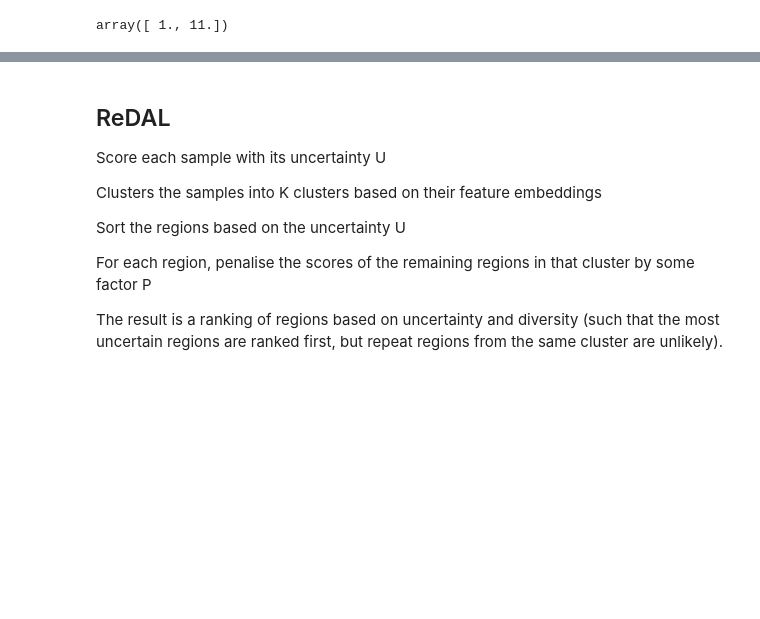
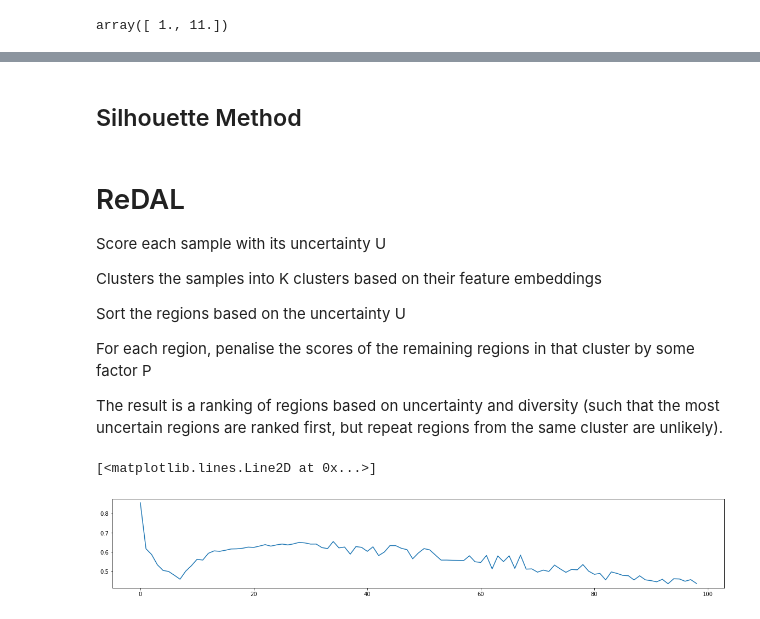
Before and after one commit to LucHayward/Pointnet_Pointnet2_pytorch, a Jupyter notebook: Acquisition_function_testing.ipynb, the cells around one changed output, grey strips where cells are left out. Saved outputs shown, nothing was run; the diff lists cells and outputs as text; code cells hidden in the pictures; blank space fills up the shorter version.

```diff
--- a/Acquisition_function_testing.ipynb
+++ b/Acquisition_function_testing.ipynb
@@ -44,5 +88,22 @@ kmeans = cluster.KMeans(n_clusters=num_cells, random_state=0).fit(predict_featur
+# %% [markdown]
+## Silhouette Method
+# %%
+from sklearn.metrics import silhouette_score
+from tqdm import tqdm
+
+sil = []
+kmax = 100
+
+# dissimilarity would not be defined for a single cluster, thus, minimum number of clusters should be 2
+for k in tqdm(range(2, kmax+1)):
+  kmeans = KMeans(n_clusters = k).fit(predict_features)
+  labels = kmeans.labels_
+  sil.append(silhouette_score(predict_features, labels, metric = 'euclidean'))
+
+plt.rcParams["figure.figsize"] = (20,3)
+plt.plot(sil)
 # %% [markdown]
-## ReDAL
+# ReDAL
 Score each sample with its uncertainty U
 
 Clusters the samples into K clusters based on their feature embeddings
@@ -70,3 +131,21 @@ adjusted_variance_ordering_idxs = adjusted_variance.argsort()[::-1]
 print(f"New variance_ordering_idxs:\n{adjusted_variance_ordering_idxs[:10]}")
 for idx in adjusted_variance_ordering_idxs:
     print(f"Idx {idx}, Cluster {kmeans.labels_[idx]},  variance {adjusted_variance[idx]:.4f}")
+# %%
+from sklearn.metrics import silhouette_score
+from tqdm import tqdm
+
+sil = []
+kmax = 100
+
+# dissimilarity would not be defined for a single cluster, thus, minimum number of clusters should be 2
+for k in tqdm(range(2, kmax+1)):
+  kmeans = KMeans(n_clusters = k).fit(predict_features)
+  labels = kmeans.labels_
+  sil.append(silhouette_score(predict_features, labels, metric = 'euclidean'))
+
+plt.rcParams["figure.figsize"] = (20,3)
+plt.plot(sil)
+# %% [output]
+[<matplotlib.lines.Line2D at 0x...>]
+[figure, added]
```
Also changed, not shown: parts of 7 cells of this notebook, 4 other files.
